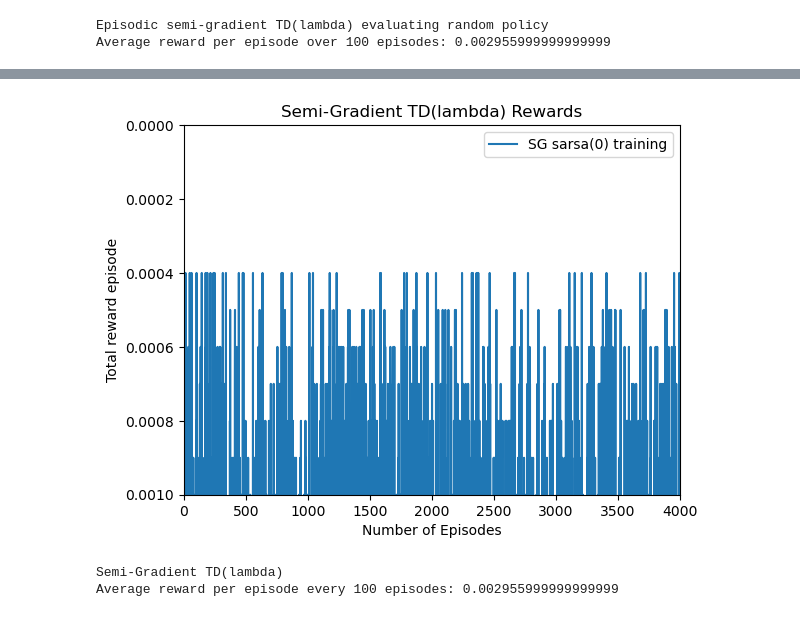
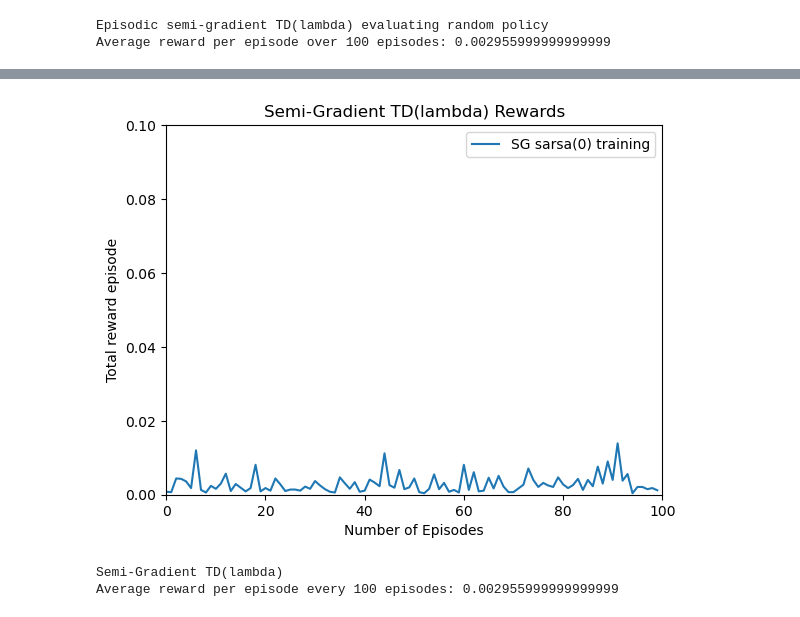
Before and after one commit to pam1202g/SIT796RL, a Jupyter notebook: SG-Sarsa-Frozen-Lake.ipynb, the cells around one changed output, grey strips where cells are left out. Cells and saved outputs as stored; diff of their text form; code cells hidden in the pictures.

Commit message:
added plotting

```diff
--- a/SG-Sarsa-Frozen-Lake.ipynb
+++ b/SG-Sarsa-Frozen-Lake.ipynb
@@ -159,9 +159,9 @@ print("Average episodic rewards over last 100 episodes:", np.mean(episodic_rewar
 # %% [output]
 Average episodic rewards over last 100 episodes: 0.05108299999999779
 # %%
-def plot_values(episode_count, sarsa0_episode_rewards, title):
+def plot_values(episode_count, sarsa0_episode_rewards, title, y_limit):
     plt.plot(np.arange(episode_count), sarsa0_episode_rewards[-episode_count:], label='SG sarsa(0) training')
-    plt.ylim(0.001, 0)
+    plt.ylim(0, y_limit)
     plt.xlim(0, episode_count)
     plt.xlabel('Number of Episodes')
     plt.ylabel('Total reward episode')
@@ -302,10 +310,10 @@ Average reward per episode over 100 episodes: 0.002955999999999999
 # %%
-plot_values(4000, sg_tdlambda_rewards, 'Semi-Gradient TD(lambda) Rewards')
+plot_values(100, sg_tdlambda_rewards[-100:], 'Semi-Gradient TD(lambda) Rewards', 0.1)
 
 print("")
 print("\nSemi-Gradient TD(lambda)")
 print("Average reward per episode every 100 episodes:", np.mean(sg_tdlambda_rewards[-100:]))
 # %% [output]
-[figure, old version]
+[figure, new version]
 Semi-Gradient TD(lambda)
 Average reward per episode every 100 episodes: 0.002955999999999999
```
Also changed, not shown: parts of 3 cells of this notebook.
